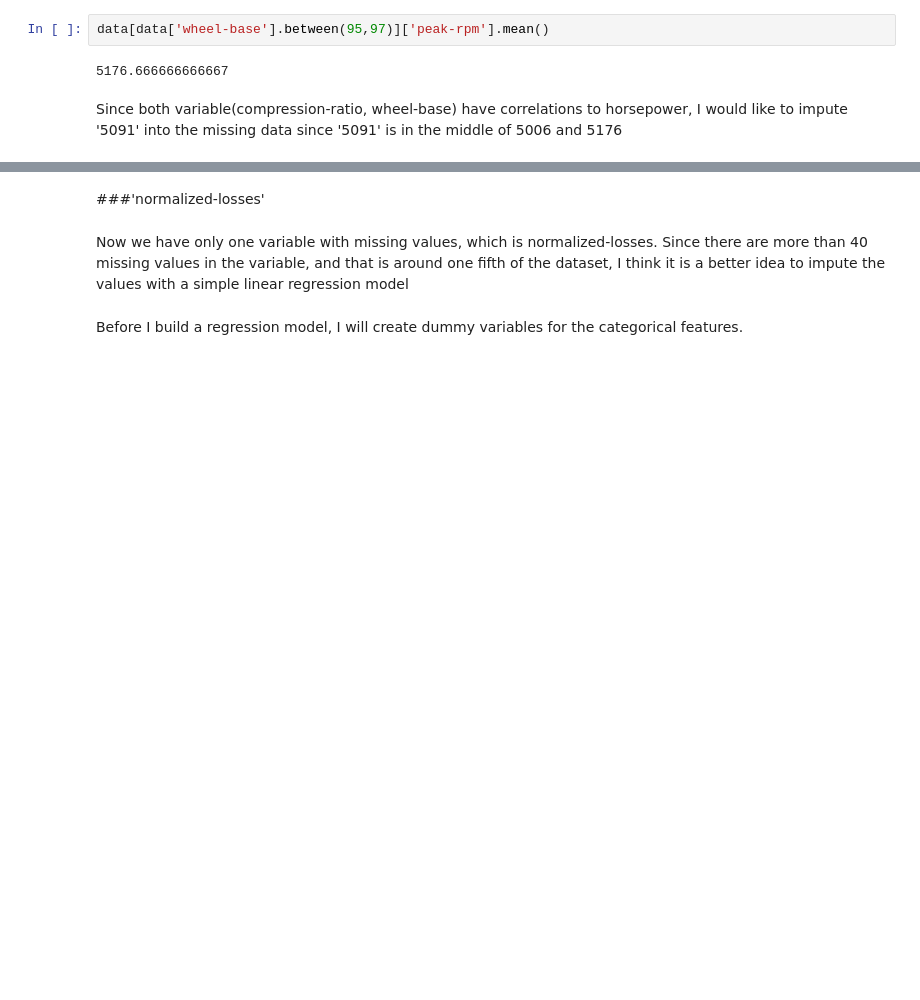
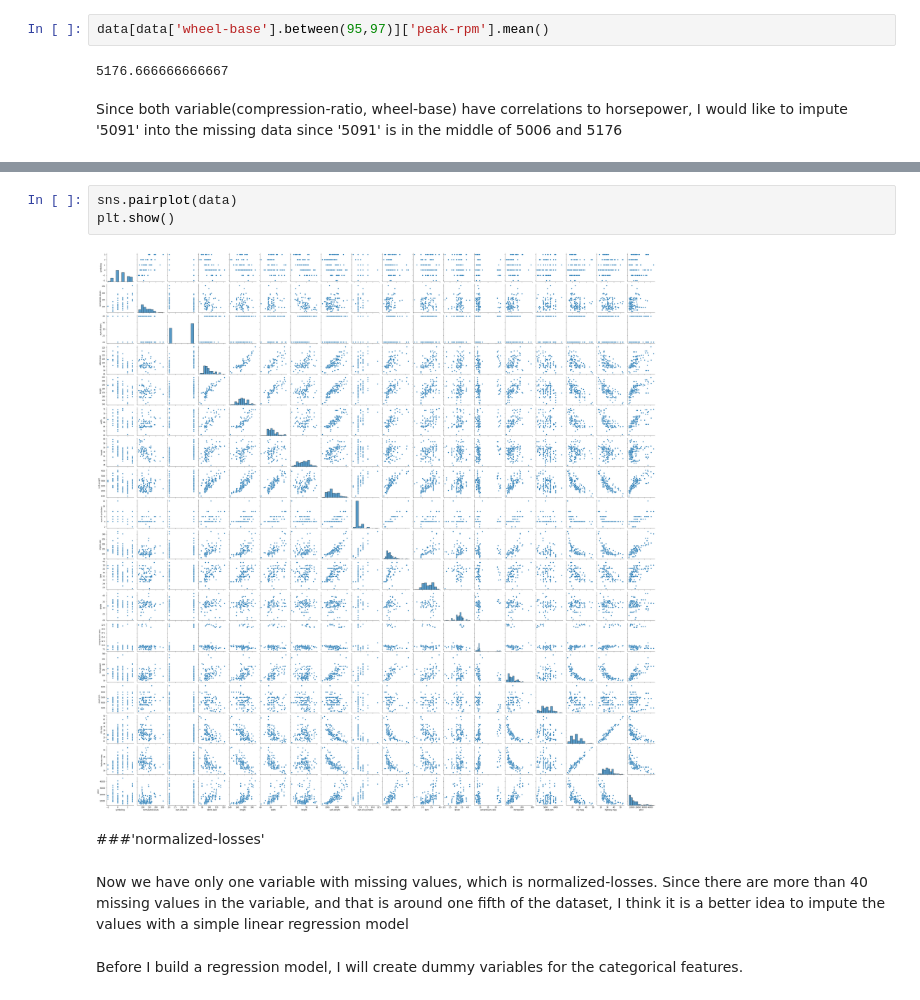
Before and after one commit to kseonghwan89/Automobile.sunghwan, a Jupyter notebook: Automobile.ipynb, the cells around one changed output, grey strips where cells are left out. Saved outputs shown, nothing was run; the diff lists cells and outputs as text; blank space fills up the shorter version.

```diff
--- a/Automobile.ipynb
+++ b/Automobile.ipynb
@@ -384,3 +395,8 @@ data['peak-rpm'].fillna(5091, inplace = True)
+# %%
+sns.pairplot(data)
+plt.show()
+# %% [output]
+[figure, added]
 # %% [markdown]
 ###'normalized-losses'
 # %% [markdown]
```
Also changed, not shown: parts of 9 cells of this notebook.
